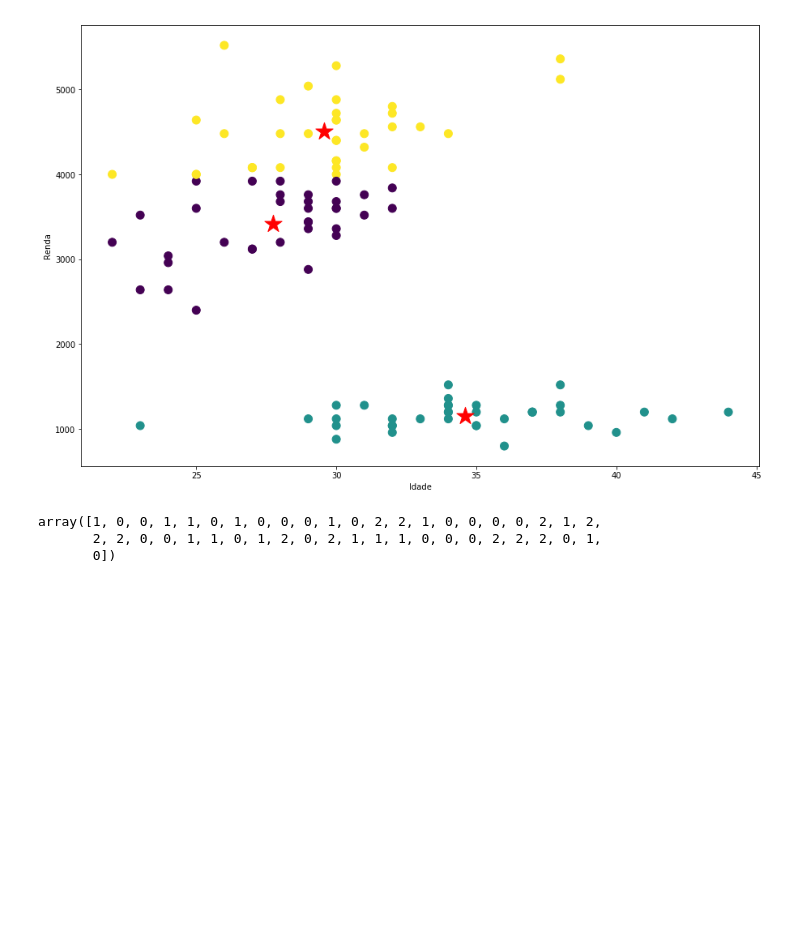
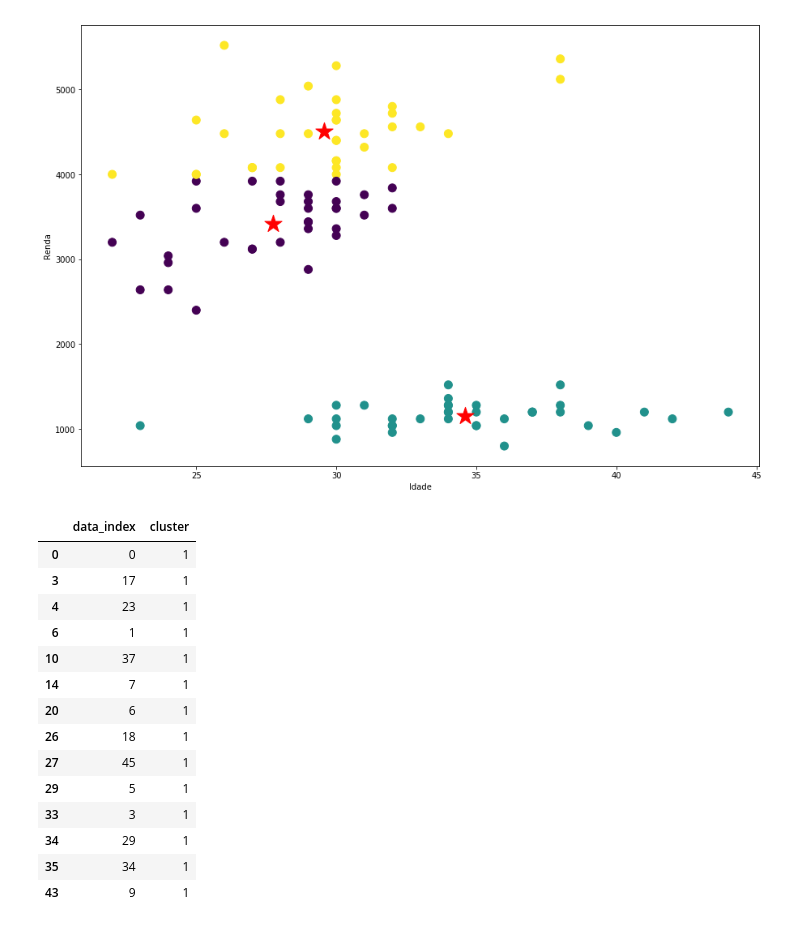
Before and after one commit to guilhermelahr/trabalho, a Jupyter notebook: Gastos_Cartao.ipynb, the cells around one changed output. Saved outputs shown, nothing was run; the diff lists cells and outputs as text; code cells hidden in the pictures; blank space fills up the shorter version.

```diff
--- a/Gastos_Cartao.ipynb
+++ b/Gastos_Cartao.ipynb
@@ -135,8 +135,25 @@ plt.show()
 # %% [output]
 [figure]
 # %%
-km.predict(df_val[colunas])
+labels = km.predict(df_val[colunas])
-# %% [output]
-array([1, 0, 0, 1, 1, 0, 1, 0, 0, 0, 1, 0, 2, 2, 1, 0, 0, 0, 0, 2, 1, 2,
-       2, 2, 0, 0, 1, 1, 0, 1, 2, 0, 2, 1, 1, 1, 0, 0, 0, 2, 2, 2, 0, 1,
-       0])
+# %%
+cluster_map = pd.DataFrame()
+cluster_map['data_index'] = df_val.index.values
+cluster_map['cluster'] = labels
+cluster_map[cluster_map["cluster"] == 1]
+# %% [output]
+|  | data_index | cluster |
+| 0 | 0 | 1 |
+| 3 | 17 | 1 |
+| 4 | 23 | 1 |
+| 6 | 1 | 1 |
+| 10 | 37 | 1 |
+| 14 | 7 | 1 |
+| 20 | 6 | 1 |
+| 26 | 18 | 1 |
+| 27 | 45 | 1 |
+| 29 | 5 | 1 |
+| 33 | 3 | 1 |
+| 34 | 29 | 1 |
+| 35 | 34 | 1 |
+| 43 | 9 | 1 |
```
Also changed, not shown: parts of 1 cell of this notebook.
